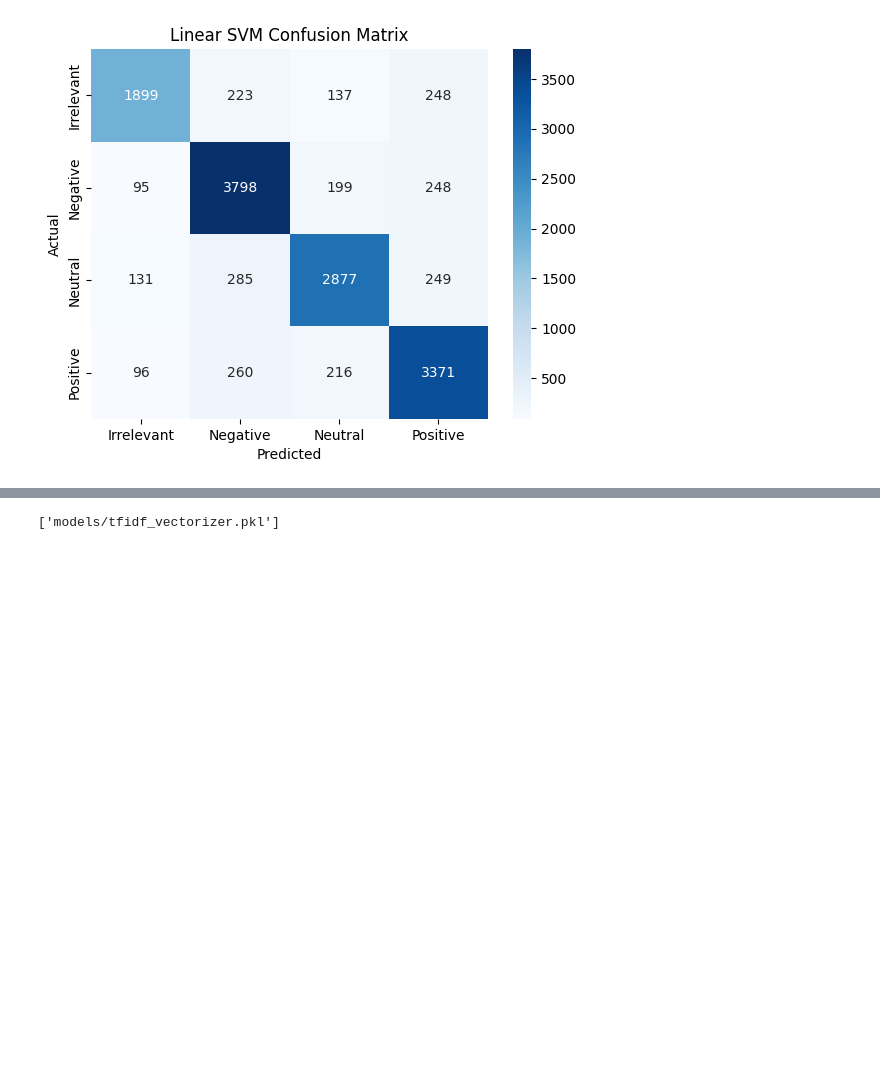
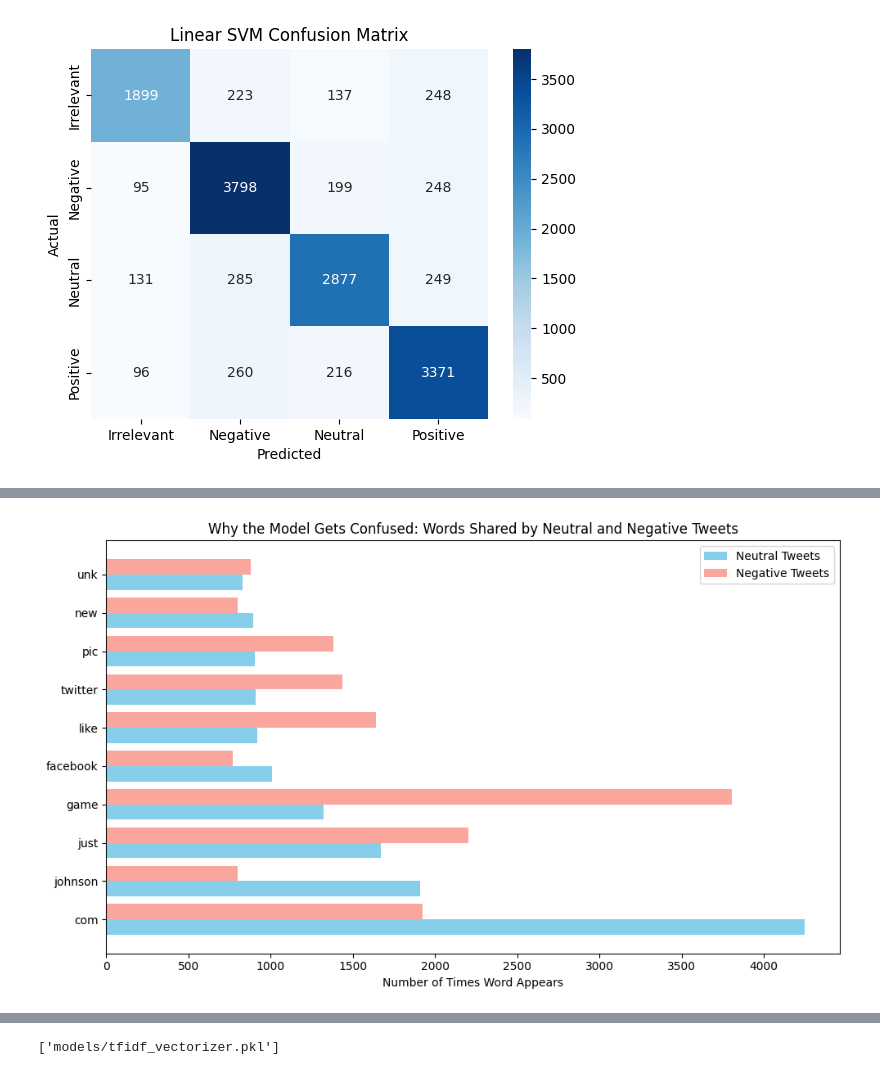
Before and after one commit to 29HENRIKH/SENTIMENT-ANALYSIS-, a Jupyter notebook: VIBELENZZ.ipynb, the cells around one changed output, grey strips where cells are left out. Drawn from its saved outputs; the diff is of its cells as text; code cells hidden in the pictures; blank space fills up the shorter version.

```diff
--- a/VIBELENZZ.ipynb
+++ b/VIBELENZZ.ipynb
@@ -835,0 +819,82 @@ Top 20 words for Positive sentiment:
+# %%
+import pandas as pd
+import numpy as np
+from sklearn.feature_extraction.text import CountVectorizer
+import matplotlib.pyplot as plt
+import seaborn as sns
+
+# -----------------------------
+# 1. Load the dataset
+# -----------------------------
+# Column names: ID, Entity (user), Sentiment (Positive, Neutral, Negative), Text (tweet)
+colnames = ['ID', 'User', 'Sentiment', 'Text']
+df = pd.read_csv("twitter_training.csv", names=colnames, header=None)
+
+# Remove rows where tweet text is missing
+df = df.dropna(subset=['Text'])
+
+# -----------------------------
+# 2. Helper function to find top words for a given sentiment
+# -----------------------------
+def get_top_words(data, sentiment_label, n=30):
+    # Get all tweets of this sentiment
+    texts = data[data['Sentiment'] == sentiment_label]['Text']
+
+    # Count word occurrences (ignoring common English words like 'the', 'is', etc.)
+    vectorizer = CountVectorizer(stop_words='english')
+    word_matrix = vectorizer.fit_transform(texts)
+
+    # Sum word counts across all tweets
+    word_counts = np.array(word_matrix.sum(axis=0)).flatten()
+    words = vectorizer.get_feature_names_out()
+
+    # Create a simple table of word and how often it appears
+    freq_df = pd.DataFrame({'Word': words, 'Frequency': word_counts})
+    return freq_df.sort_values(by='Frequency', ascending=False).head(n)
+
+# -----------------------------
+# 3. Get top words for each sentiment
+# -----------------------------
+top_neutral = get_top_words(df, 'Neutral')
+top_positive = get_top_words(df, 'Positive')
+top_negative = get_top_words(df, 'Negative')
+
+# -----------------------------
+# 4. Find "confusing words"
+# Words that appear in Neutral AND Positive or Neutral AND Negative
+# -----------------------------
+neutral_pos_overlap = pd.merge(top_neutral, top_positive, on='Word', suffixes=('_Neutral', '_Positive'))
+neutral_neg_overlap = pd.merge(top_neutral, top_negative, on='Word', suffixes=('_Neutral', '_Negative'))
+
+# -----------------------------
+# 5. Show overlapping words
+# -----------------------------
+print("\nWords that appear in both Neutral and Positive tweets:")
+print(neutral_pos_overlap[['Word', 'Frequency_Neutral', 'Frequency_Positive']])
+
+print("\nWords that appear in both Neutral and Negative tweets:")
+print(neutral_neg_overlap[['Word', 'Frequency_Neutral', 'Frequency_Negative']])
+
+# -----------------------------
+# 6. Easy-to-understand Visualization
+# -----------------------------
+plt.figure(figsize=(10, 6))
+
+# Take top 10 words that appear in both Neutral & Negative
+top_words_to_show = neutral_neg_overlap.head(10)
+
+# Create side-by-side bars for easier comparison
+bar_width = 0.4
+y_positions = np.arange(len(top_words_to_show))
+
+plt.barh(y_positions - bar_width/2, top_words_to_show['Frequency_Neutral'], height=bar_width, color='skyblue', label='Neutral Tweets')
+plt.barh(y_positions + bar_width/2, top_words_to_show['Frequency_Negative'], height=bar_width, color='salmon', alpha=0.7, label='Negative Tweets')
+
+# Add labels and title
+plt.yticks(y_positions, top_words_to_show['Word'])
+plt.xlabel("Number of Times Word Appears")
+plt.title("Why the Model Gets Confused: Words Shared by Neutral and Negative Tweets")
+plt.legend()
+plt.tight_layout()
+plt.show()
+# %% [output]
@@ -835,0 +918 @@ Top 20 words for Positive sentiment:
+[figure, added]
```
Also changed, not shown: parts of 5 cells of this notebook, 3 other files.
